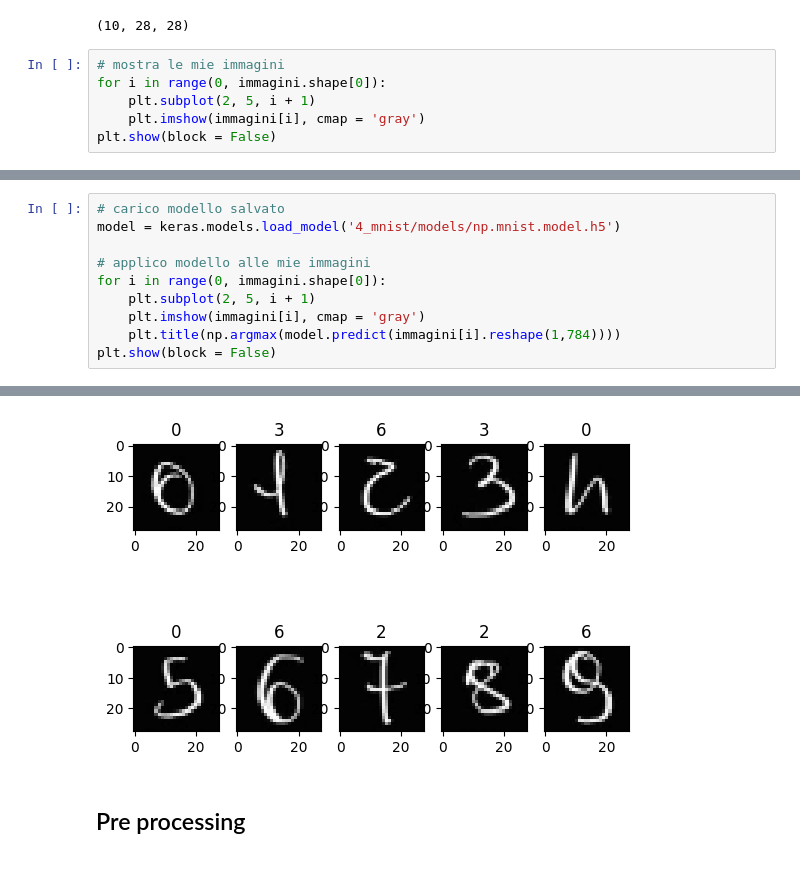
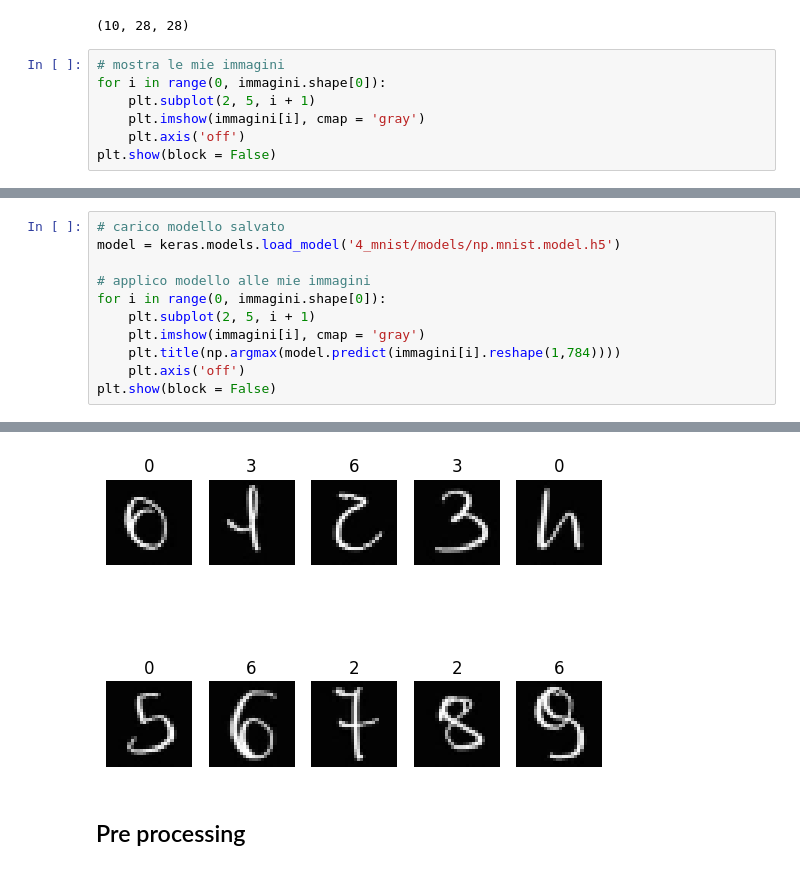
Before and after one commit to dennisangemi/machine-learning-for-physics, a Jupyter notebook: 4_mnist/code/my-mnist.ipynb, the cells around one changed output, grey strips where cells are left out. Saved outputs shown, nothing was run; the diff lists cells and outputs as text.

```diff
--- a/4_mnist/code/my-mnist.ipynb
+++ b/4_mnist/code/my-mnist.ipynb
@@ -195,5 +195,6 @@ print(immagini.shape)
 for i in range(0, immagini.shape[0]):
     plt.subplot(2, 5, i + 1)
     plt.imshow(immagini[i], cmap = 'gray')
+    plt.axis('off')
 plt.show(block = False)
 # %% [output]
@@ -207,5 +208,6 @@ for i in range(0, immagini.shape[0]):
     plt.subplot(2, 5, i + 1)
     plt.imshow(immagini[i], cmap = 'gray')
     plt.title(np.argmax(model.predict(immagini[i].reshape(1,784))))
+    plt.axis('off')
 plt.show(block = False)
 # %% [output]
@@ -223,4 +224,4 @@ plt.show(block = False)
-[figure, old version]
+[figure, new version]
 # %% [markdown]
 ## Pre processing
 # %% [markdown]
```
Also changed, not shown: parts of 3 cells of this notebook.
